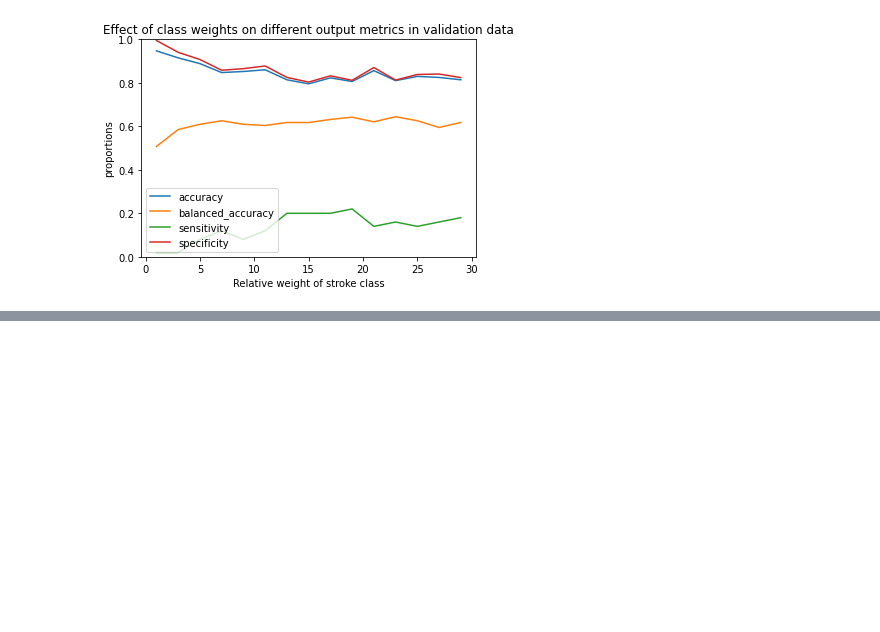
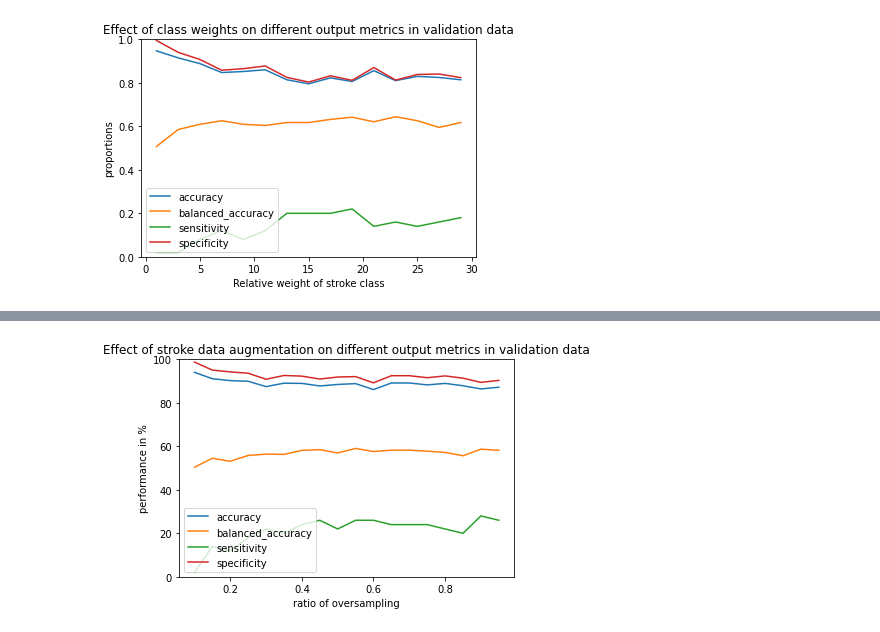
Before and after one commit to koenc100/Project-AI-minor, a Jupyter notebook: code/DNN_actual_model.ipynb, the cells around one changed output, grey strips where cells are left out. Cells and saved outputs as stored; diff of their text form; code cells hidden in the pictures; blank space fills up the shorter version.

```diff
--- a/code/DNN_actual_model.ipynb
+++ b/code/DNN_actual_model.ipynb
@@ -269,3 +232,44 @@ ValueError: Error when checking input: expected input_1 to have shape (16,) but
+# %%
+model = get_model(list_data[0])
+
+oversampling_val = []
+oversampling_val_bal = []
+oversampling_sens = []
+oversampling_spec = []
+
+for data_res, labels_res in tqdm(zip(list_data, list_labels)):
+
+    # Train and predict
+    predictions_train, predictions_val, history = train_and_predict(model, data_res,
+                                                          labels_res, val_data, val_labels,
+                                                          epochs=30, verbose=0, plot=False,
+                                                          class_weight=1)
+
+    # metrics
+    accuracy_val, balanced_accuracy_val = get_metrics(val_labels, predictions_val, verbose=False)
+    conmat = confusion_matrix(val_labels, predictions_val)
+    sensitivity = conmat[1,1] / sum(conmat[1,:])
+    specificity = conmat[0,0] / sum(conmat[0,:])
+
+    oversampling_val.append(accuracy_val)
+    oversampling_val_bal.append(balanced_accuracy_val)
+    oversampling_sens.append(sensitivity)
+    oversampling_spec.append(specificity)
+# %%
+## Plot metrics over  class weights.
+plt.plot(list_ratio, np.array(oversampling_val) * 100)
+plt.plot(list_ratio, np.array(oversampling_val_bal) * 100)
+plt.plot(list_ratio, np.array(oversampling_sens) * 100)
+plt.plot(list_ratio, np.array(oversampling_spec) * 100)
+
+plt.ylim(0, 100)
+plt.title('Effect of stroke data augmentation on different output metrics in validation data')
+plt.ylabel('performance in %')
+plt.xlabel('ratio of oversampling')
+plt.legend(['accuracy', 'balanced_accuracy', 'sensitivity', 'specificity'])
+plt.show()
+# %% [output]
+[figure, added]
 # %%
 def k_fold_validation(X, y, k=5, class_weight=10, epochs=5, to_return=['metrics', 'history']):
     """
```
Also changed, not shown: parts of 6 cells of this notebook.
